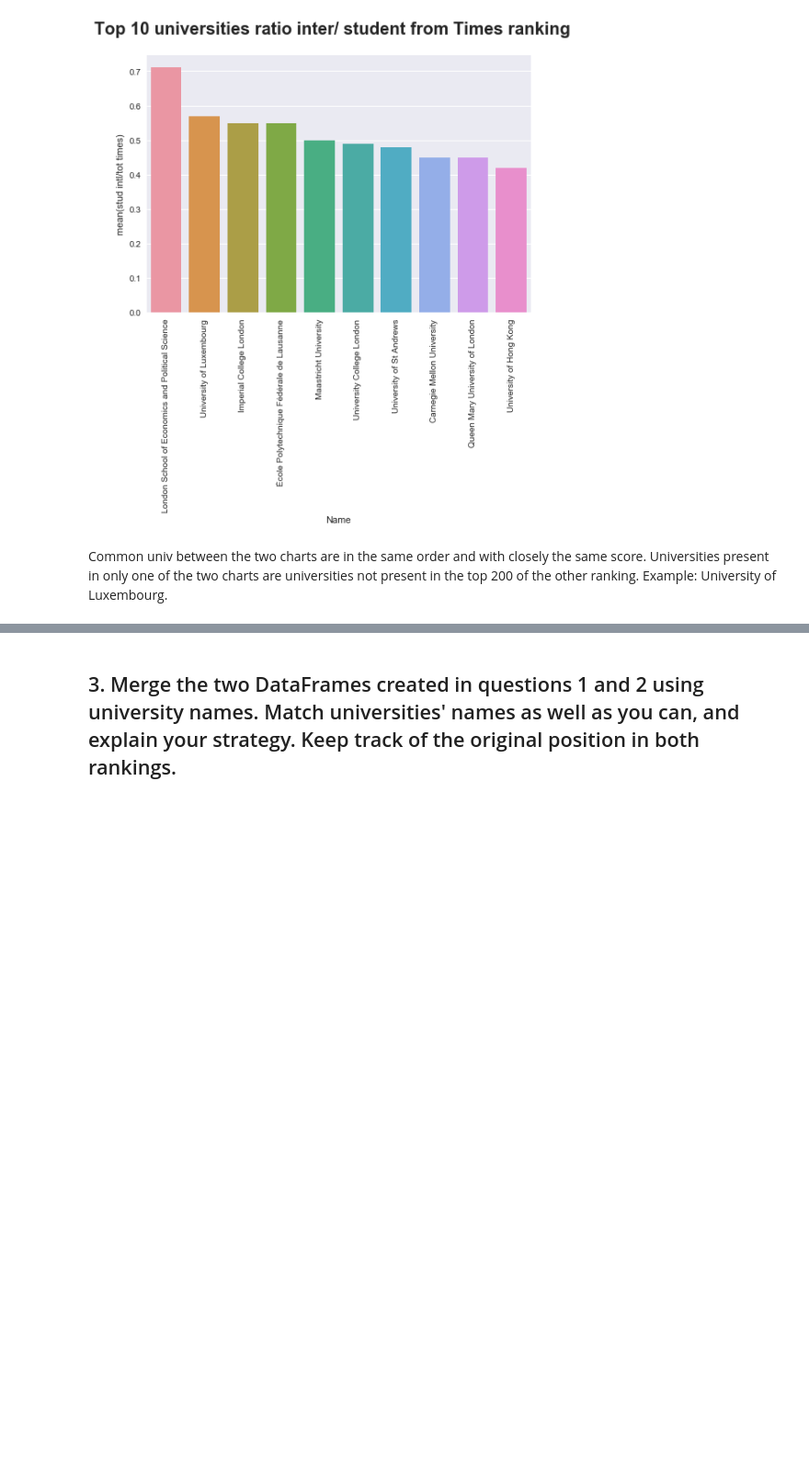
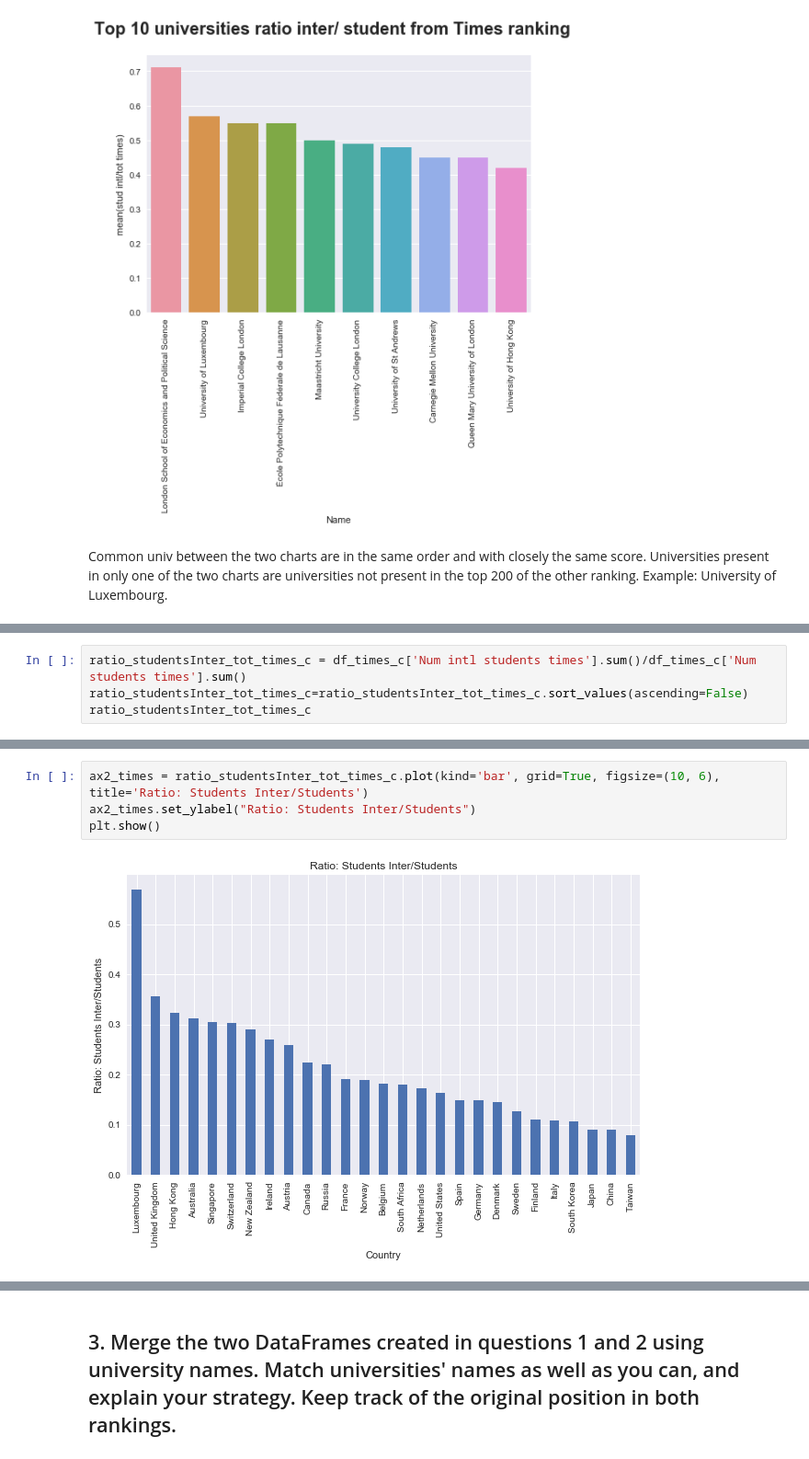
Before and after one commit to Hilefebvre/AppliedDataAnalysis, a Jupyter notebook: ADA2017-Homeworks/02 - Data from the Web/Homework 2.ipynb, the cells around one changed output, grey strips where cells are left out. Shown at 92% size. Drawn from its saved outputs; the diff is of its cells as text; blank space fills up the shorter version.

```diff
--- a/ADA2017-Homeworks/02 - Data from the Web/Homework 2.ipynb
+++ b/ADA2017-Homeworks/02 - Data from the Web/Homework 2.ipynb
@@ -446,0 +473,4 @@ TO BE DONE : ANALYSIS OF DIFFERENCES
+# %%
+ratio_studentsInter_tot_times_c = df_times_c['Num intl students times'].sum()/df_times_c['Num students times'].sum()
+ratio_studentsInter_tot_times_c=ratio_studentsInter_tot_times_c.sort_values(ascending=False)
+ratio_studentsInter_tot_times_c
@@ -446,0 +495,6 @@ TO BE DONE : ANALYSIS OF DIFFERENCES
+# %%
+ax2_times = ratio_studentsInter_tot_times_c.plot(kind='bar', grid=True, figsize=(10, 6), title='Ratio: Students Inter/Students')
+ax2_times.set_ylabel("Ratio: Students Inter/Students")
+plt.show()
+# %% [output]
+[figure, added]
```
Also changed, not shown: parts of 22 cells of this notebook.
